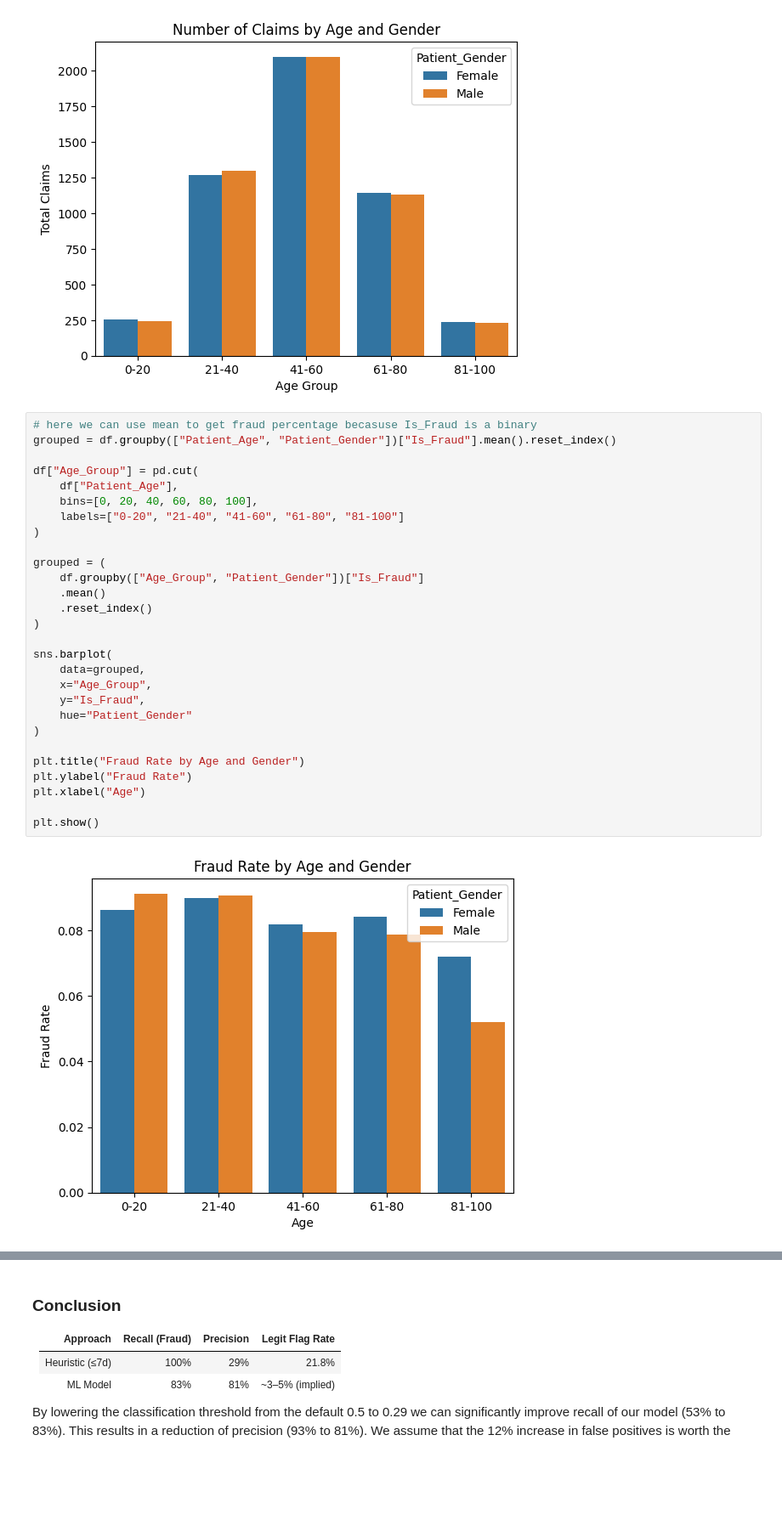
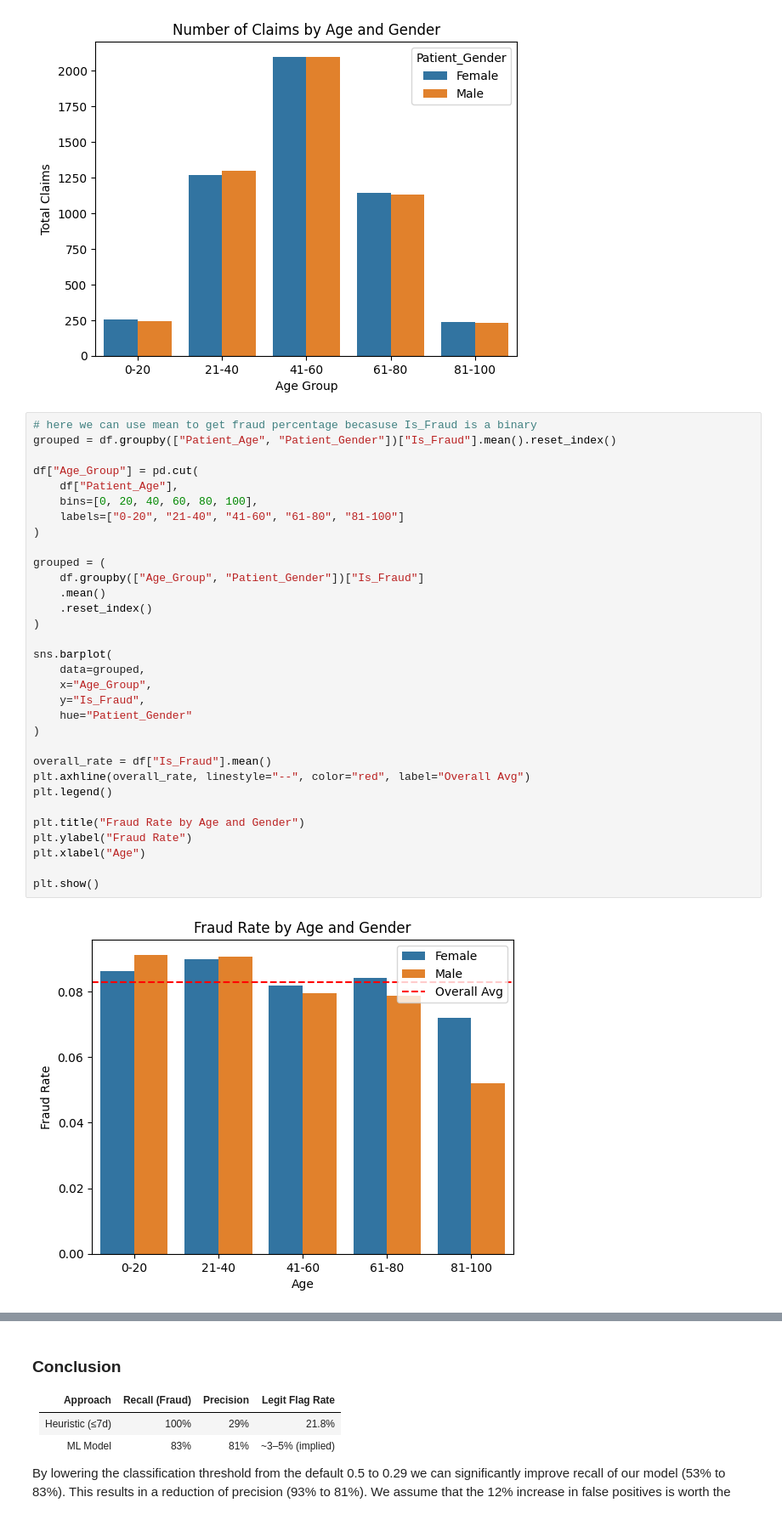
Before and after one commit to mirror-shades/Healthcare-Fraud-Detection, a Jupyter notebook: healthcare_fraud_detection.ipynb, the cells around one changed output, grey strips where cells are left out. Shown at 85% size. Saved outputs shown, nothing was run; the diff lists cells and outputs as text; blank space fills up the shorter version.

```diff
--- a/healthcare_fraud_detection.ipynb
+++ b/healthcare_fraud_detection.ipynb
@@ -286,30 +286,34 @@ plt.show()
 # %%
 # here we can use mean to get fraud percentage becasuse Is_Fraud is a binary
 grouped = df.groupby(["Patient_Age", "Patient_Gender"])["Is_Fraud"].mean().reset_index()
 
 df["Age_Group"] = pd.cut(
     df["Patient_Age"],
     bins=[0, 20, 40, 60, 80, 100],
     labels=["0-20", "21-40", "41-60", "61-80", "81-100"]
 )
 
 grouped = (
     df.groupby(["Age_Group", "Patient_Gender"])["Is_Fraud"]
     .mean()
     .reset_index()
 )
 
 sns.barplot(
     data=grouped,
     x="Age_Group",
     y="Is_Fraud",
     hue="Patient_Gender"
 )
 
+overall_rate = df["Is_Fraud"].mean()
+plt.axhline(overall_rate, linestyle="--", color="red", label="Overall Avg")
+plt.legend()
+
 plt.title("Fraud Rate by Age and Gender")
 plt.ylabel("Fraud Rate")
 plt.xlabel("Age")
 
 plt.show()
 # %% [output]
-[figure, old version]
+[figure, new version]
```
Also changed, not shown: parts of 2 cells of this notebook, 1 other file.
